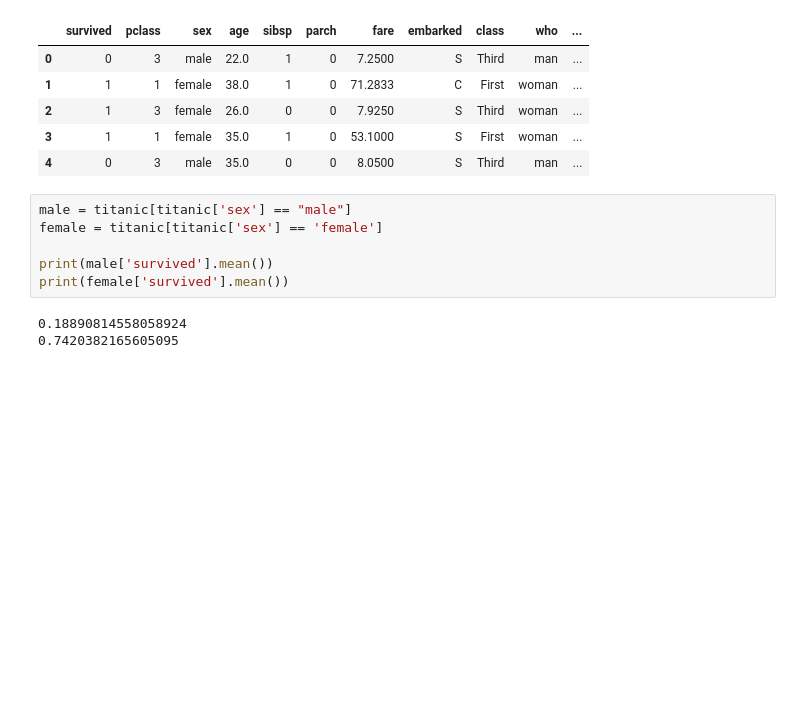
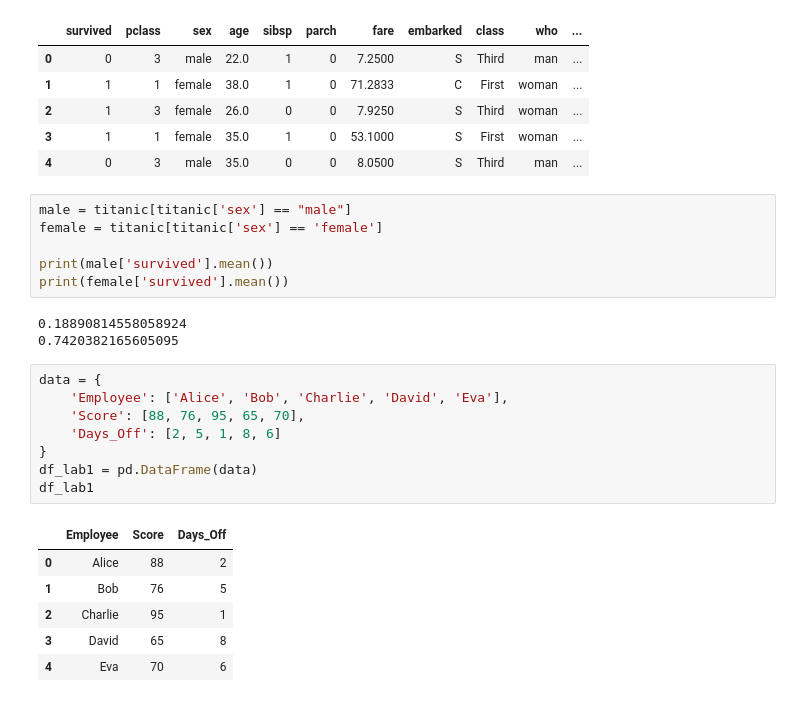
Before and after one commit to ntlong-NEU/DSEB66B-DataPreVis, a Jupyter notebook: 01_lesson_1_pandas.ipynb, the cells around one changed output. Saved outputs shown, nothing was run; the diff lists cells and outputs as text; blank space fills up the shorter version.

```diff
--- a/01_lesson_1_pandas.ipynb
+++ b/01_lesson_1_pandas.ipynb
@@ -244,3 +244,18 @@ print(female['survived'].mean())
 # %% [output]
 0.18890814558058924
 0.7420382165605095
+# %%
+data = {
+    'Employee': ['Alice', 'Bob', 'Charlie', 'David', 'Eva'],
+    'Score': [88, 76, 95, 65, 70],
+    'Days_Off': [2, 5, 1, 8, 6]
+}
+df_lab1 = pd.DataFrame(data)
+df_lab1
+# %% [output]
+|  | Employee | Score | Days_Off |
+| 0 | Alice | 88 | 2 |
+| 1 | Bob | 76 | 5 |
+| 2 | Charlie | 95 | 1 |
+| 3 | David | 65 | 8 |
+| 4 | Eva | 70 | 6 |
```
Also changed, not shown: parts of 1 cell of this notebook, 1 other file.
